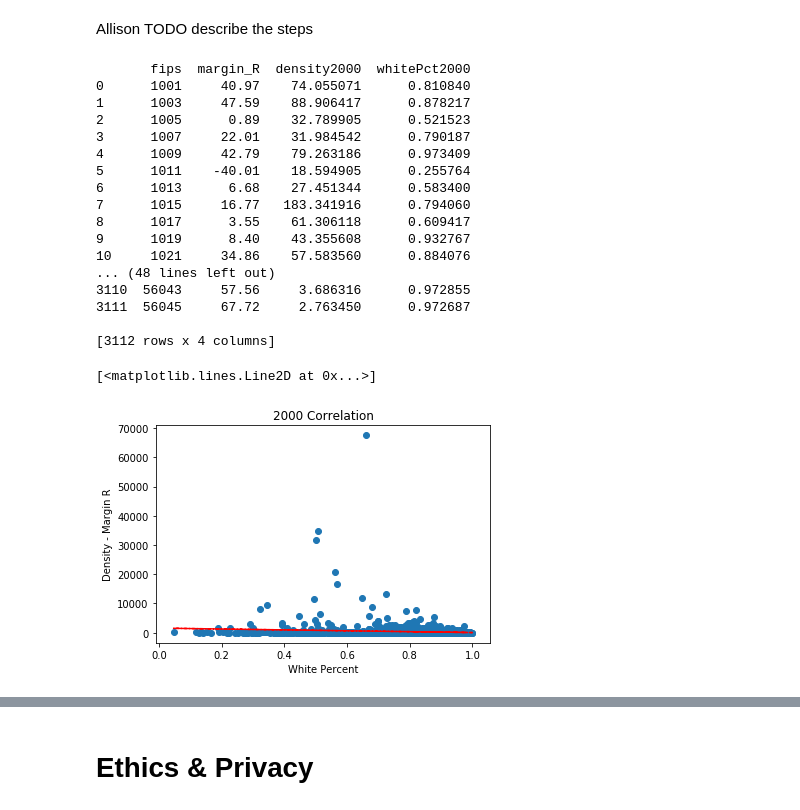
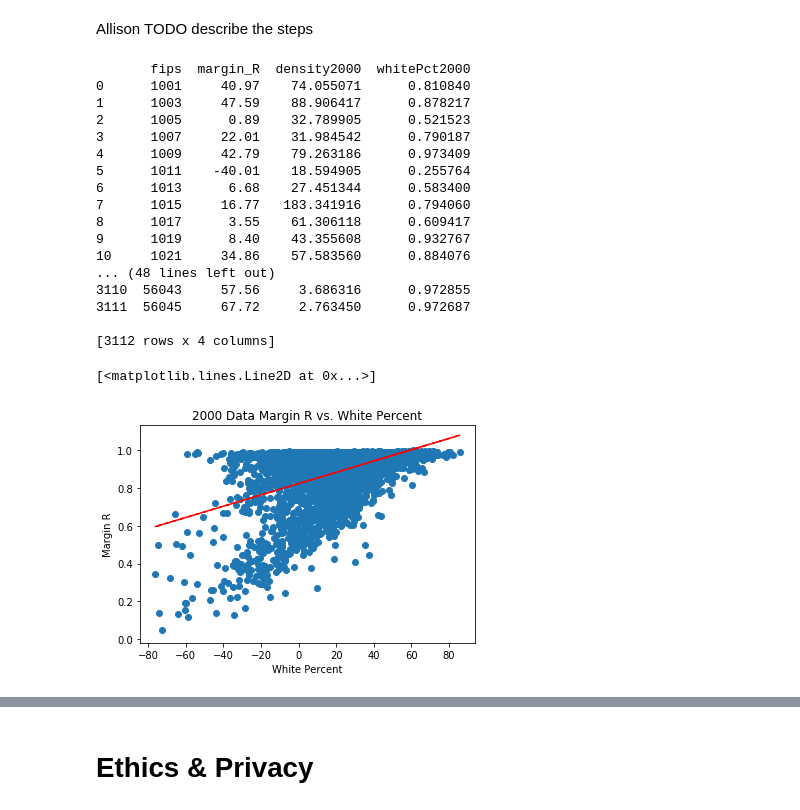
Before and after one commit to GiacomoPuccini/COGS108_Repo, a Jupyter notebook: FinalProject.ipynb, the cells around one changed output, grey strips where cells are left out. Drawn from its saved outputs; the diff is of its cells as text; code cells hidden in the pictures.

Commit message:
updated graphs

```diff
--- a/FinalProject.ipynb
+++ b/FinalProject.ipynb
@@ -334,37 +334,37 @@ Allison TODO describe the steps
 # From allison - took away the tostring() to make it easier to read/scroll
 print(data2000)
 
-data2000x = data2000['whitePct2000']
-data2000y = data2000['density2000'] - data2000['margin_R']
+data2000y = data2000['whitePct2000']
+data2000x = data2000['margin_R']
 
 corrplot = plt.scatter(data2000x, data2000y)
 plt.xlabel('White Percent')
-plt.ylabel('Density - Margin R')
-plt.title('2000 Correlation')
+plt.ylabel('Margin R')
+plt.title('2000 Data Margin R vs. White Percent')
 z = np.polyfit(data2000x, data2000y, 1)
 p = np.poly1d(z)
 plt.plot(data2000x, p(data2000x), "r--")
 
 #For each year, compare how correlated vote shares (either R% - D% or D% - R%) correlate with county density
 #the % of white population over time. i.e. how well can a county's density or white demographic predict it's
 #electoral margin? Then check the correlations of each R-value over time to confirm our hypothesis.
 # %% [output]
        fips  margin_R  density2000  whitePct2000
 0      1001     40.97    74.055071      0.810840
 1      1003     47.59    88.906417      0.878217
 2      1005      0.89    32.789905      0.521523
 3      1007     22.01    31.984542      0.790187
 4      1009     42.79    79.263186      0.973409
 5      1011    -40.01    18.594905      0.255764
 6      1013      6.68    27.451344      0.583400
 7      1015     16.77   183.341916      0.794060
 8      1017      3.55    61.306118      0.609417
 9      1019      8.40    43.355608      0.932767
 10     1021     34.86    57.583560      0.884076
 ... (48 lines left out)
 3110  56043     57.56     3.686316      0.972855
 3111  56045     67.72     2.763450      0.972687
 
 [3112 rows x 4 columns]
 [<matplotlib.lines.Line2D at 0x...>]
-[figure, old version]
+[figure, new version]
```
Also changed, not shown: parts of 9 cells of this notebook.
